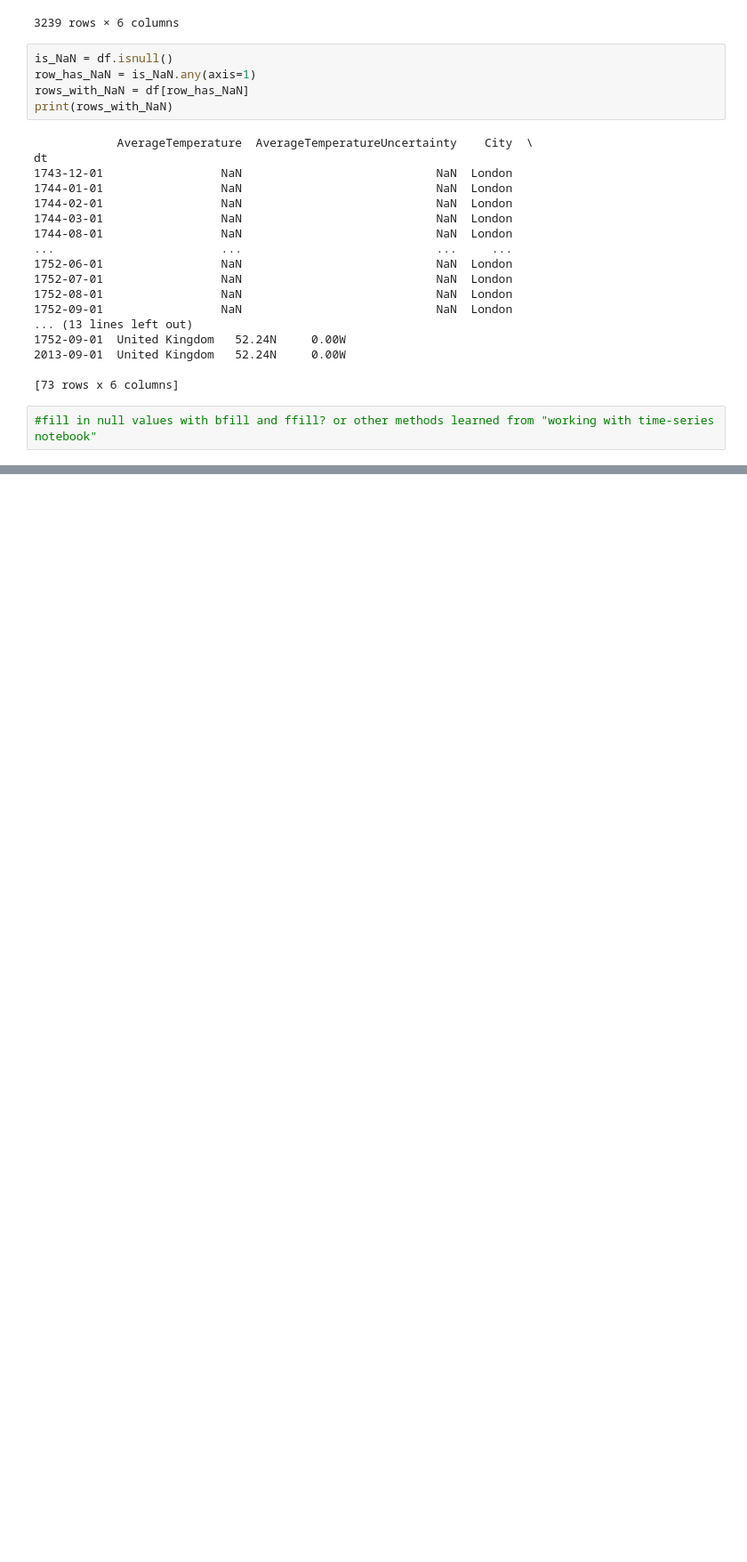
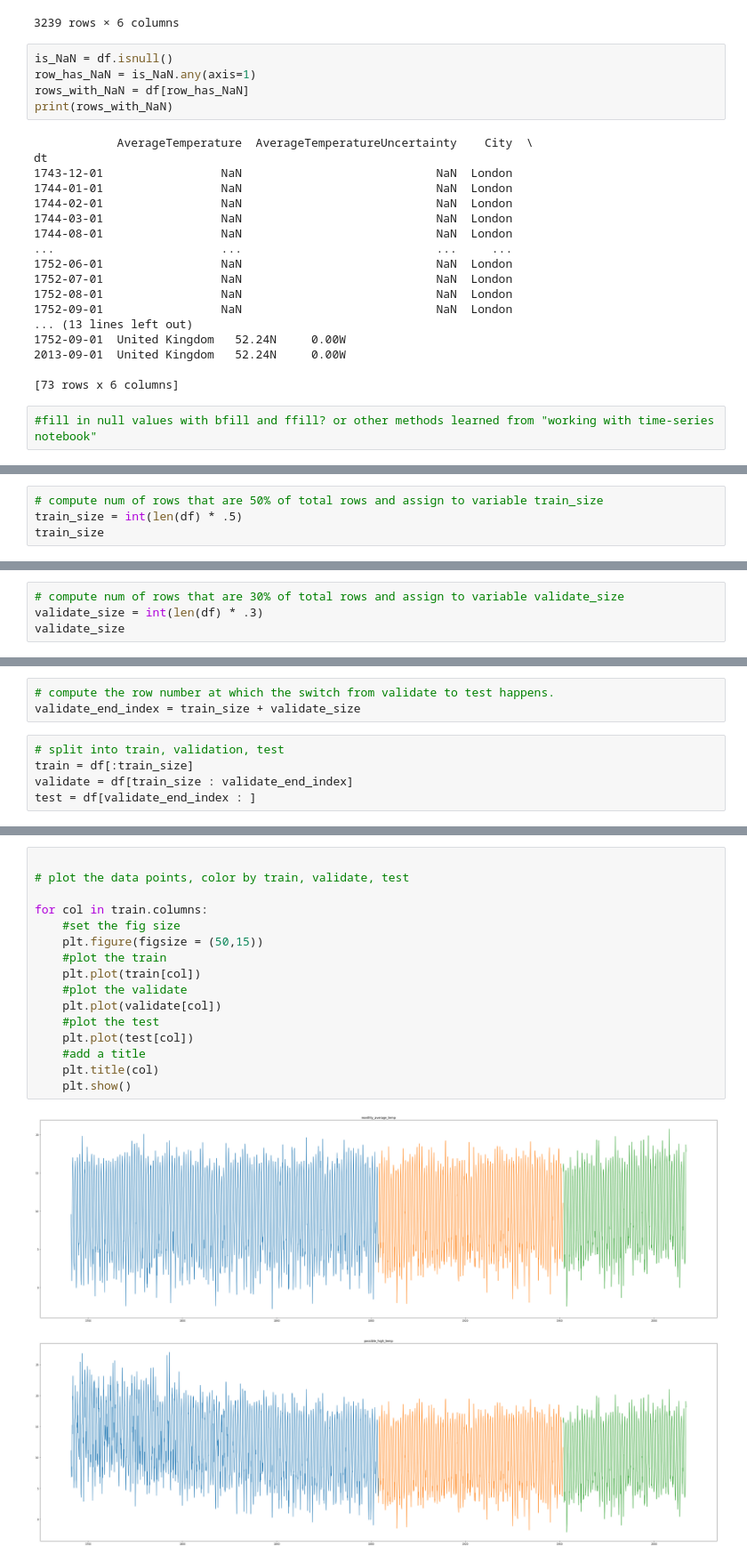
Before and after one commit to Brooke-Holyoak/time-series-exercises, a Jupyter notebook: Untitled1.ipynb, the cells around one changed output, grey strips where cells are left out. Shown at 89% size. Cells and saved outputs as stored; diff of their text form; blank space fills up the shorter version.

```diff
--- a/Untitled1.ipynb
+++ b/Untitled1.ipynb
@@ -116,0 +378,4 @@ dt
+# %%
+# compute num of rows that are 50% of total rows and assign to variable train_size
+train_size = int(len(df) * .5)
+train_size
@@ -116,0 +384,4 @@ dt
+# %%
+# compute num of rows that are 30% of total rows and assign to variable validate_size
+validate_size = int(len(df) * .3)
+validate_size
@@ -116,0 +396,8 @@ dt
+# %%
+# compute the row number at which the switch from validate to test happens.
+validate_end_index = train_size + validate_size
+# %%
+# split into train, validation, test
+train = df[:train_size]
+validate = df[train_size : validate_end_index]
+test = df[validate_end_index : ]
@@ -116,0 +444,19 @@ dt
+# %%
+
+# plot the data points, color by train, validate, test
+
+for col in train.columns:
+    #set the fig size
+    plt.figure(figsize = (50,15))
+    #plot the train
+    plt.plot(train[col])
+    #plot the validate
+    plt.plot(validate[col])
+    #plot the test
+    plt.plot(test[col])
+    #add a title
+    plt.title(col)
+    plt.show()
+# %% [output]
+[figure, added]
+[figure, added]
```
Also changed, not shown: parts of 52 cells of this notebook, 3 other files.
